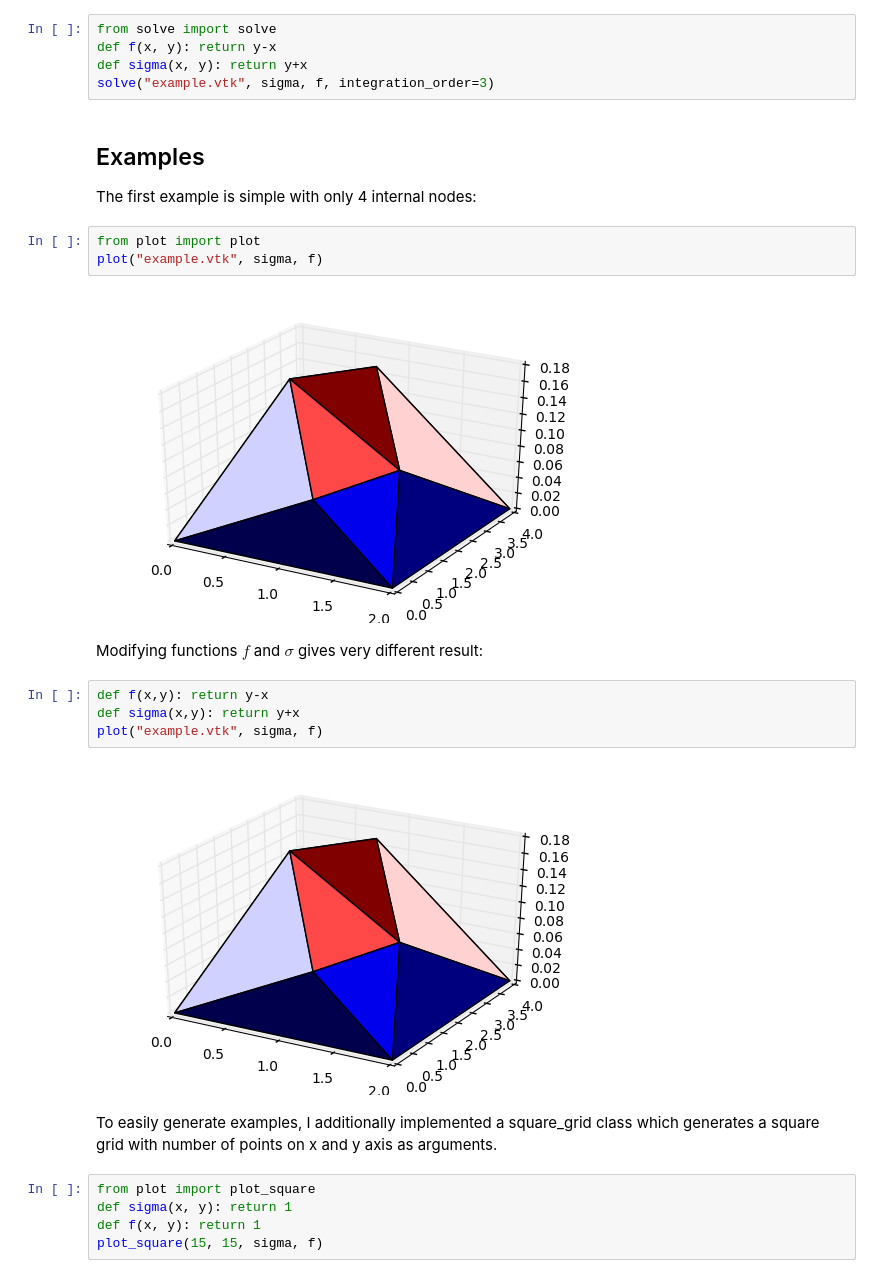
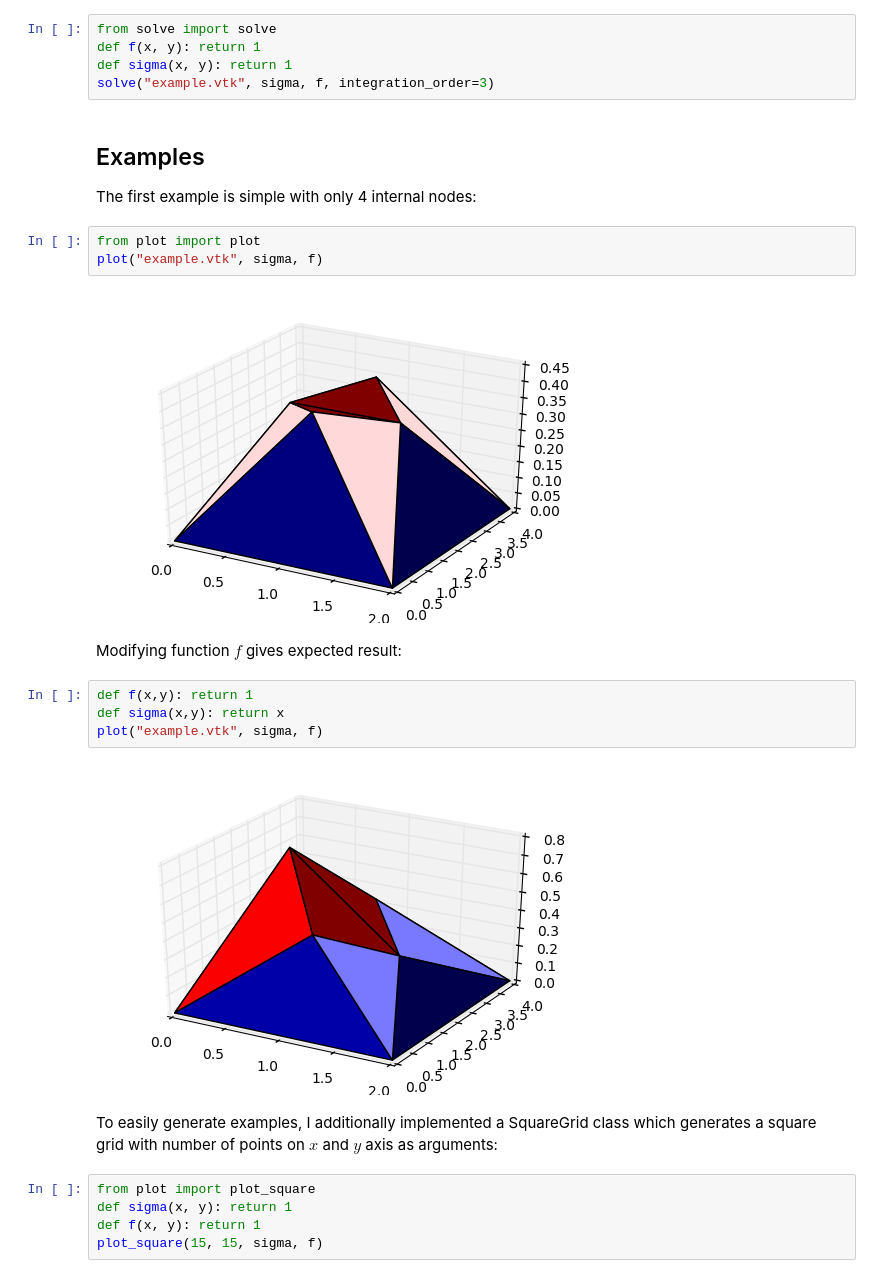
Before and after one commit to FoRomik/Diffusion, a Jupyter notebook: solution.ipynb, the cells around one changed output. Drawn from its saved outputs; the diff is of its cells as text.

```diff
--- a/solution.ipynb
+++ b/solution.ipynb
@@ -29,8 +36,8 @@ Most of the code is covered by unit tests.
 I have implemented "plot" function in plot.py so that it automatically plots the solution. The wanted "solve" funtion is in solve.py file.
 # %%
 from solve import solve
-def f(x, y): return y-x
-def sigma(x, y): return y+x
+def f(x, y): return 1
+def sigma(x, y): return 1
 solve("example.vtk", sigma, f, integration_order=3)
 # %% [markdown]
 ## Examples
@@ -39,17 +46,17 @@ The first example is simple with only 4 internal nodes:
 from plot import plot
 plot("example.vtk", sigma, f)
 # %% [output]
-[figure, old version]
+[figure, new version]
 # %% [markdown]
-Modifying functions $f$ and $\sigma$ gives very different result:
+Modifying function $f$ gives expected result:
 # %%
-def f(x,y): return y-x
-def sigma(x,y): return y+x
+def f(x,y): return 1
+def sigma(x,y): return x
 plot("example.vtk", sigma, f)
 # %% [output]
-[figure, old version]
+[figure, new version]
 # %% [markdown]
-To easily generate examples, I additionally implemented a square_grid class which generates a square grid with number of points on x and y axis as arguments.
+To easily generate examples, I additionally implemented a SquareGrid class which generates a square grid with number of points on $x$ and $y$ axis as arguments:
 # %%
 from plot import plot_square
 def sigma(x, y): return 1
```
Also changed, not shown: parts of 2 cells of this notebook, 2 other files.
